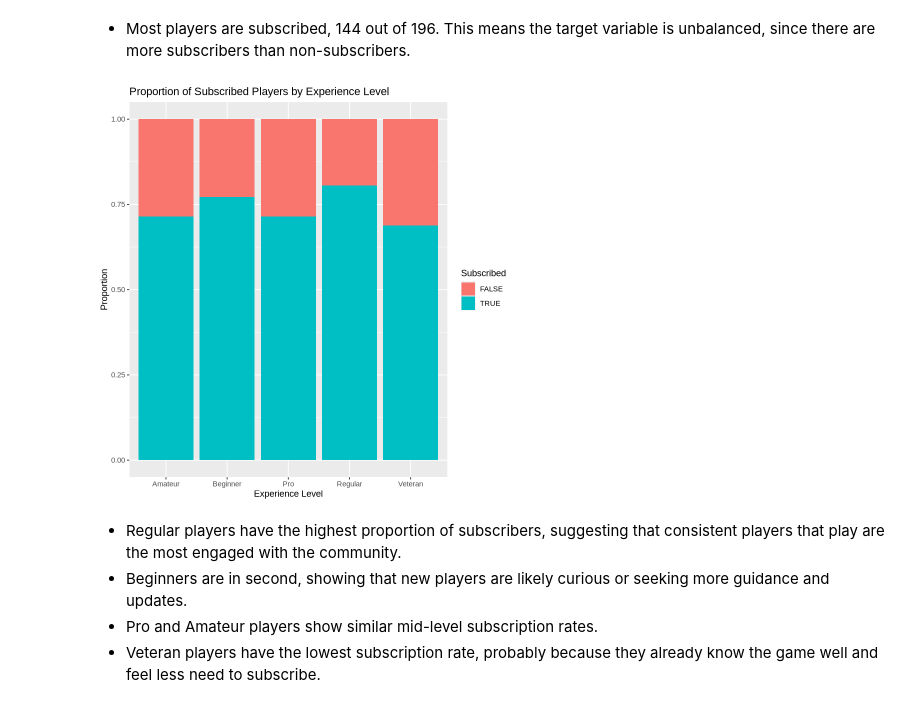
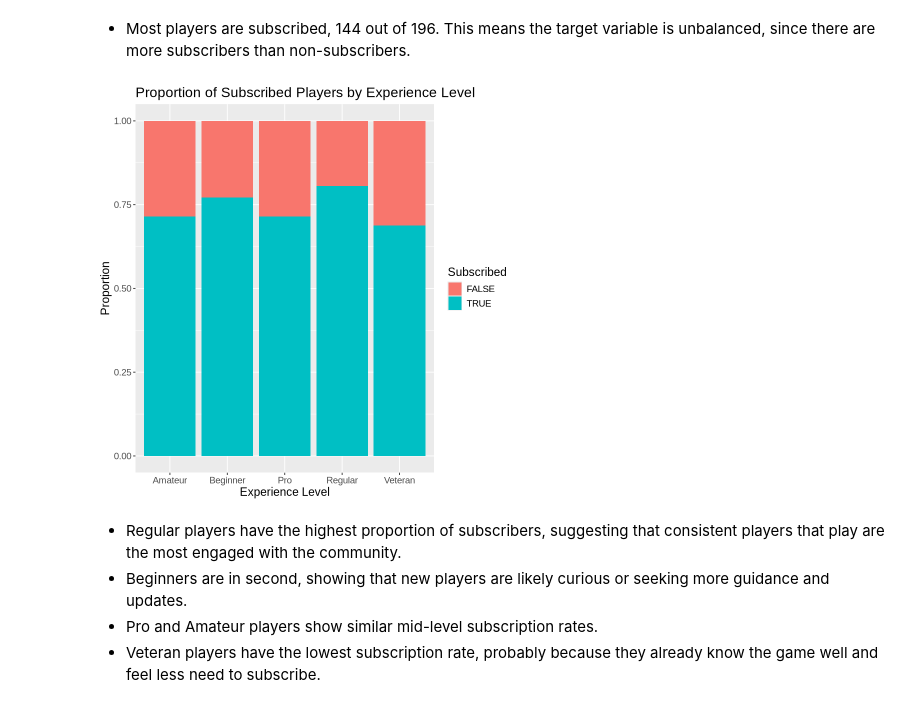
Before and after one commit to thisisjennybyte/DSCI-100-Individual-Planning-Report, a Jupyter notebook: individual_planning_report.ipynb.ipynb, the cells around one changed output. Cells and saved outputs as stored; diff of their text form; code cells hidden in the pictures.

Commit message:
FINAL version
changed text size, final version!

```diff
--- a/individual_planning_report.ipynb.ipynb
+++ b/individual_planning_report.ipynb.ipynb
@@ -120,18 +120,19 @@ A spec_tbl_df: 2 × 2
 # %%
 library(readr)
 library(dplyr)
 players <- read_csv("players.csv", show_col_types = FALSE)
 
 ggplot(players, aes(x = experience, fill = subscribe)) +
   geom_bar(position = "fill") +
   labs(
     title = "Proportion of Subscribed Players by Experience Level",
     x = "Experience Level",
     y = "Proportion",
     fill = "Subscribed"
-  )
+  ) +
+  theme(text = element_text(size = 14))
 # %% [output]
-[figure, old version]
+[figure, new version]
 # %% [markdown]
 - Regular players have the highest proportion of subscribers, suggesting that consistent players that play are the most engaged with the community.
 - Beginners are in second, showing that new players are likely curious or seeking more guidance and updates.
```
Also changed, not shown: parts of 1 cell of this notebook.
